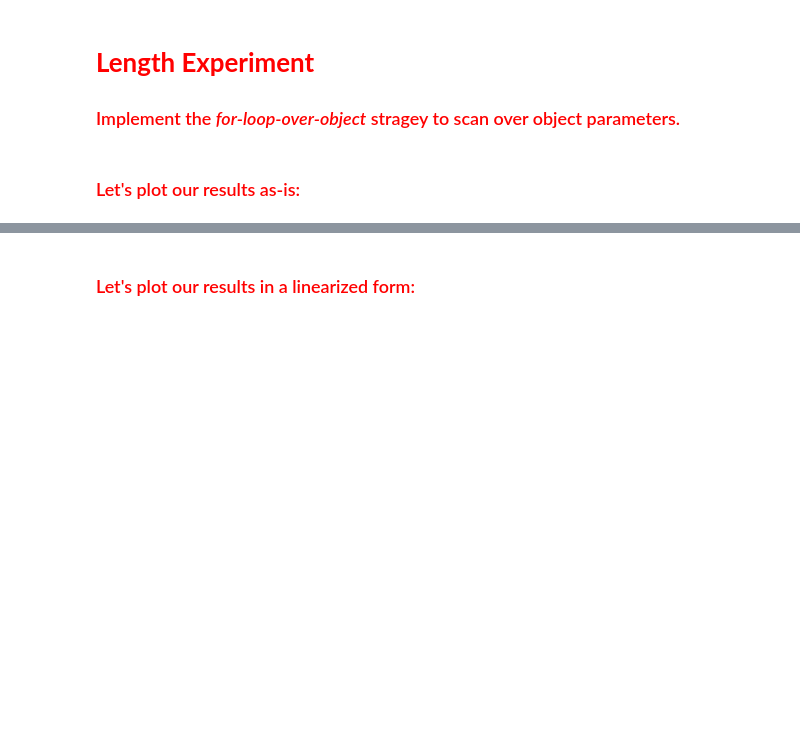
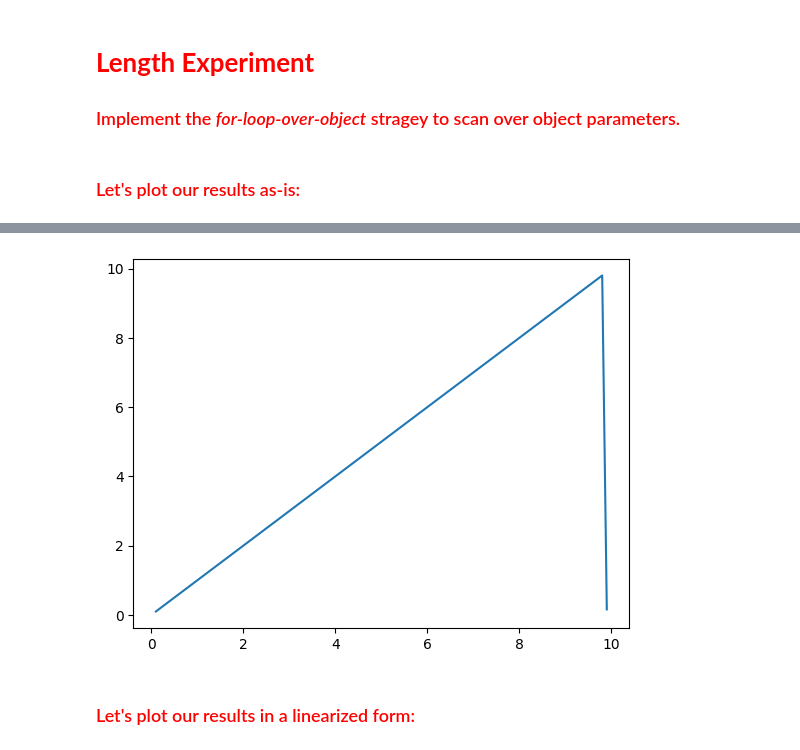
Before and after one commit to CalebAnderson22/PHY122, a Jupyter notebook: Lab6_Anderson.ipynb, the cells around one changed output, grey strips where cells are left out. Drawn from its saved outputs; the diff is of its cells as text; code cells hidden in the pictures; blank space fills up the shorter version.

```diff
--- a/Lab6_Anderson.ipynb
+++ b/Lab6_Anderson.ipynb
@@ -208,5 +234,20 @@ for i in range(len(Masses)):
 #   <font color='Red'> **Length Experiment** </font>
 
 ### <font color='Red'> Implement the *for-loop-over-object* stragey to scan over object parameters.</font>
+# %%
+Lengths = np.arange(0.1, 10, 0.1)
+freqs  = np.empty(len(Lengths))
+
+for i in range(len(Lengths)):
+
+    LengthExperiment = PhysicalPendulum()
+    LengthExperiment.L    = Lengths[i] ## m
+    LengthExperiment.mass = 1 ## kg
+    LengthExperiment.g    = 9.81 ## m/s/s
+
+    t, Θ_t = LengthExperiment.dynamics(5, error=0.0, dt=0.1, T = 100)
+    f, S   = LengthExperiment.frequency()
+
+freqs[i] = f[np.argmax(S)]
 # %% [markdown]
 ###   <font color='Red'> Let's plot our results as-is: </font>
@@ -216,2 +254,7 @@ for i in range(len(Masses)):
+# %%
+plt.plot(Lengths, freqs)
+plt.show()
+# %% [output]
+[figure, added]
 # %% [markdown]
 ###   <font color='Red'> Let's plot our results in a linearized form: </font>
```
Also changed, not shown: parts of 30 cells of this notebook.
